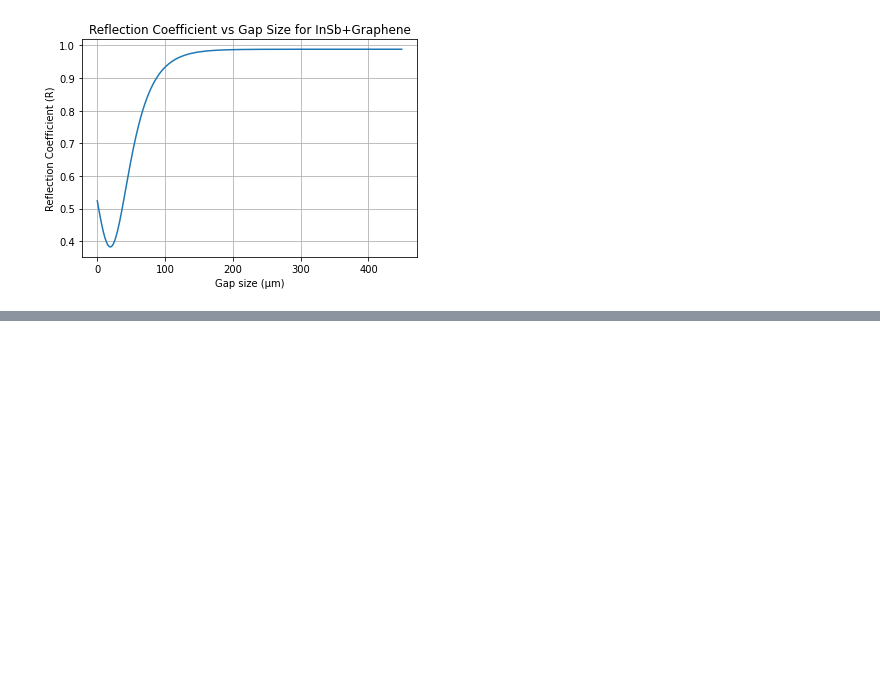
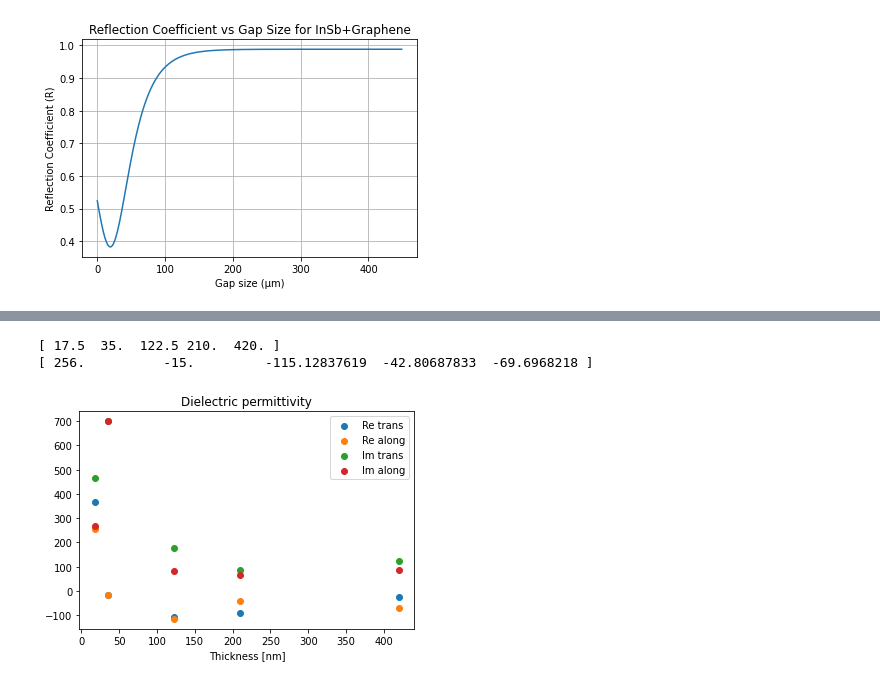
Before and after one commit to artyom-fedorenko/Graphene-films-plasmon-refractometry, a Jupyter notebook: Graphene_InSb_many_layers_report.ipynb, the cells around one changed output, grey strips where cells are left out. Drawn from its saved outputs; the diff is of its cells as text; code cells hidden in the pictures; blank space fills up the shorter version.

```diff
--- a/Graphene_InSb_many_layers_report.ipynb
+++ b/Graphene_InSb_many_layers_report.ipynb
@@ -393,0 +495,25 @@ result
+# %%
+thickness_ax = np.concatenate((np.array([0.5, 1])*35e-9, thickness[[0, 2, 4]]))*1e9
+print(thickness_ax)
+re_al_ax = np.concatenate([[256, -15], re_fit_vec[[0, 2, 4]]])
+im_al_ax = np.concatenate([[268, 700], im_fit_vec[[0, 2, 4]]])
+re_tr_ax = np.concatenate([[367, -15], re_fit_vec[[1, 3, 5]]])
+im_tr_ax = np.concatenate([[465, 700], im_fit_vec[[1, 3, 5]]])
+print(re_al_ax)
+# %% [output]
+[ 17.5  35.  122.5 210.  420. ]
+[ 256.          -15.         -115.12837619  -42.80687833  -69.6968218 ]
+# %%
+# Plot Re, Im vs thickness
+
+plt.scatter(thickness_ax, re_tr_ax, label = 'Re trans')
+plt.scatter(thickness_ax, re_al_ax, label = 'Re along')
+plt.scatter(thickness_ax, im_tr_ax, label = 'Im trans')
+plt.scatter(thickness_ax, im_al_ax, label = 'Im along')
+
+plt.xlabel('Thickness [nm]')
+plt.title('Dielectric permittivity')
+plt.legend()
+plt.show()
+# %% [output]
+[figure, added]
```
Also changed, not shown: parts of 13 cells of this notebook.
